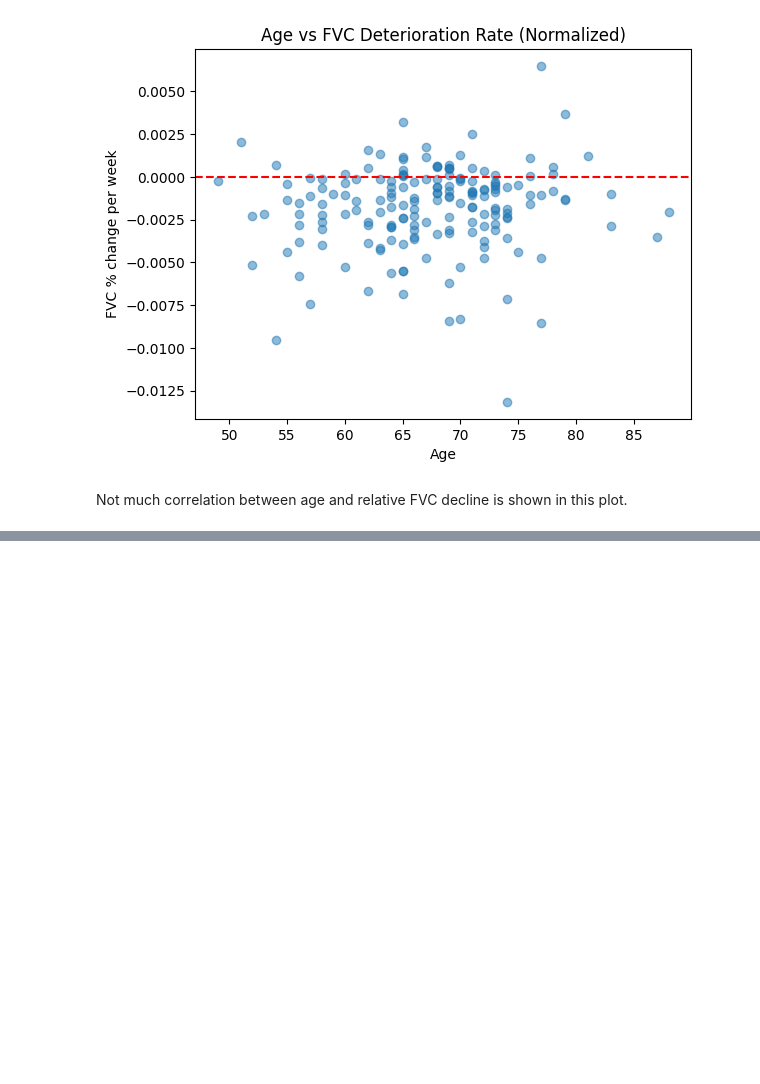
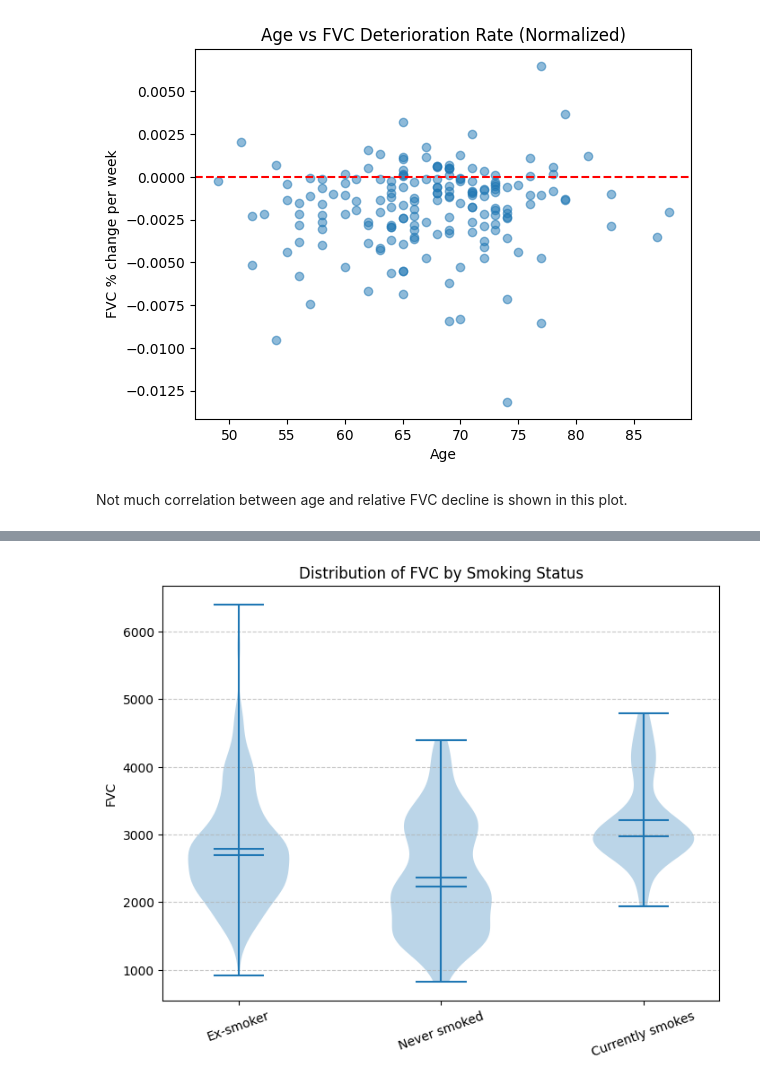
Before and after one commit to unfulw/pulmonary_fibrosis, a Jupyter notebook: Tabular/Tabular_EDA.ipynb, the cells around one changed output, grey strips where cells are left out. Drawn from its saved outputs; the diff is of its cells as text; code cells hidden in the pictures; blank space fills up the shorter version.

Commit message:
EDA for sex and smoker status

```diff
--- a/Tabular/Tabular_EDA.ipynb
+++ b/Tabular/Tabular_EDA.ipynb
@@ -80,0 +133,15 @@ Not much correlation between age and relative FVC decline is shown in this plot.
+# %%
+
+groups = [data.loc[data["SmokingStatus"] == status, "FVC"].dropna()
+          for status in data["SmokingStatus"].unique()]
+labels = data["SmokingStatus"].unique()
+
+plt.figure(figsize=(8,6))
+plt.violinplot(groups, showmeans=True, showmedians=True)
+plt.xticks(range(1, len(labels)+1), labels, rotation=20)
+plt.title("Distribution of FVC by Smoking Status")
+plt.ylabel("FVC")
+plt.grid(True, axis="y", linestyle="--", alpha=0.7)
+plt.show()
+# %% [output]
+[figure, added]
```
Also changed, not shown: parts of 8 cells of this notebook.
